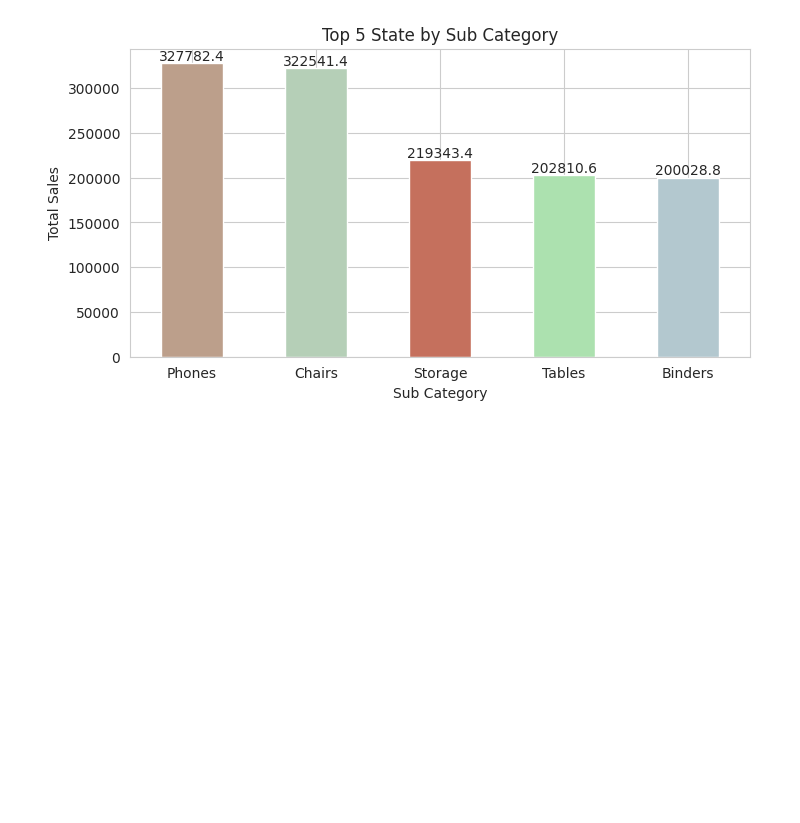
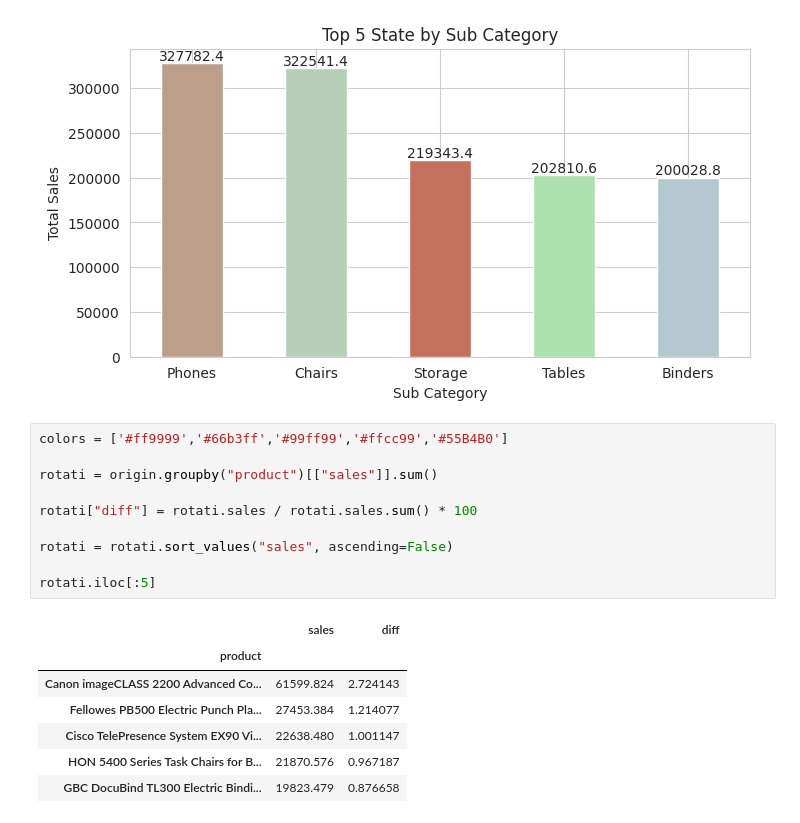
Before and after one commit to Xeroniter/Air, a Jupyter notebook: Carrera/Lab 01.ipynb, the cells around one changed output. Drawn from its saved outputs; the diff is of its cells as text; blank space fills up the shorter version.

```diff
--- a/Carrera/Lab 01.ipynb
+++ b/Carrera/Lab 01.ipynb
@@ -303,3 +303,21 @@ title = "Top 5 State by Sub Category"
 barplot(rato, title=title, ylabel="Total Sales", xlabel="Sub Category", figsize=(8, 4))
 # %% [output]
 [figure]
+# %%
+colors = ['#ff9999','#66b3ff','#99ff99','#ffcc99','#55B4B0']
+
+rotati = origin.groupby("product")[["sales"]].sum()
+
+rotati["diff"] = rotati.sales / rotati.sales.sum() * 100
+
+rotati = rotati.sort_values("sales", ascending=False)
+
+rotati.iloc[:5]
+# %% [output]
+|  | sales | diff |
+| product |  |  |
+| Canon imageCLASS 2200 Advanced Co... | 61599.824 | 2.724143 |
+| Fellowes PB500 Electric Punch Pla... | 27453.384 | 1.214077 |
+| Cisco TelePresence System EX90 Vi... | 22638.480 | 1.001147 |
+| HON 5400 Series Task Chairs for B... | 21870.576 | 0.967187 |
+| GBC DocuBind TL300 Electric Bindi... | 19823.479 | 0.876658 |
```
Also changed, not shown: parts of 5 cells of this notebook.
